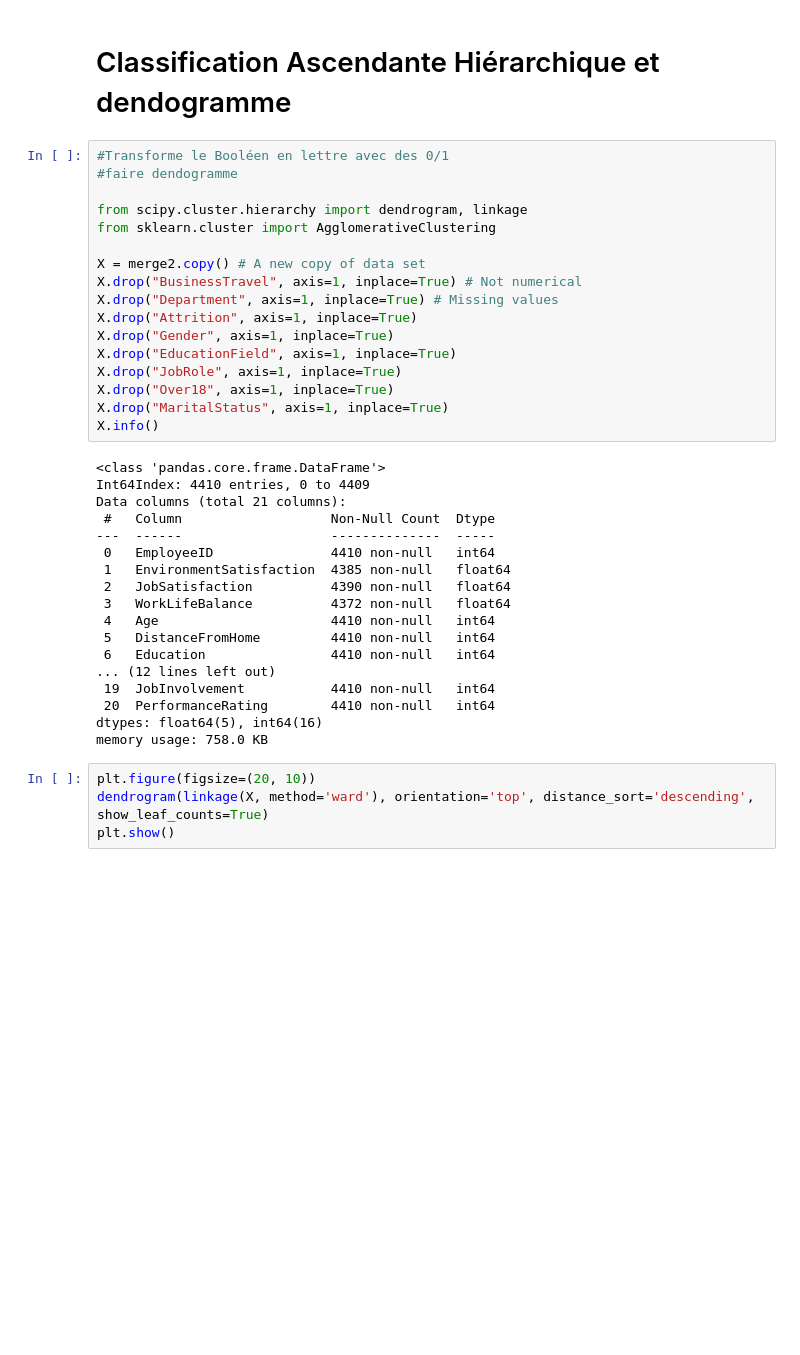
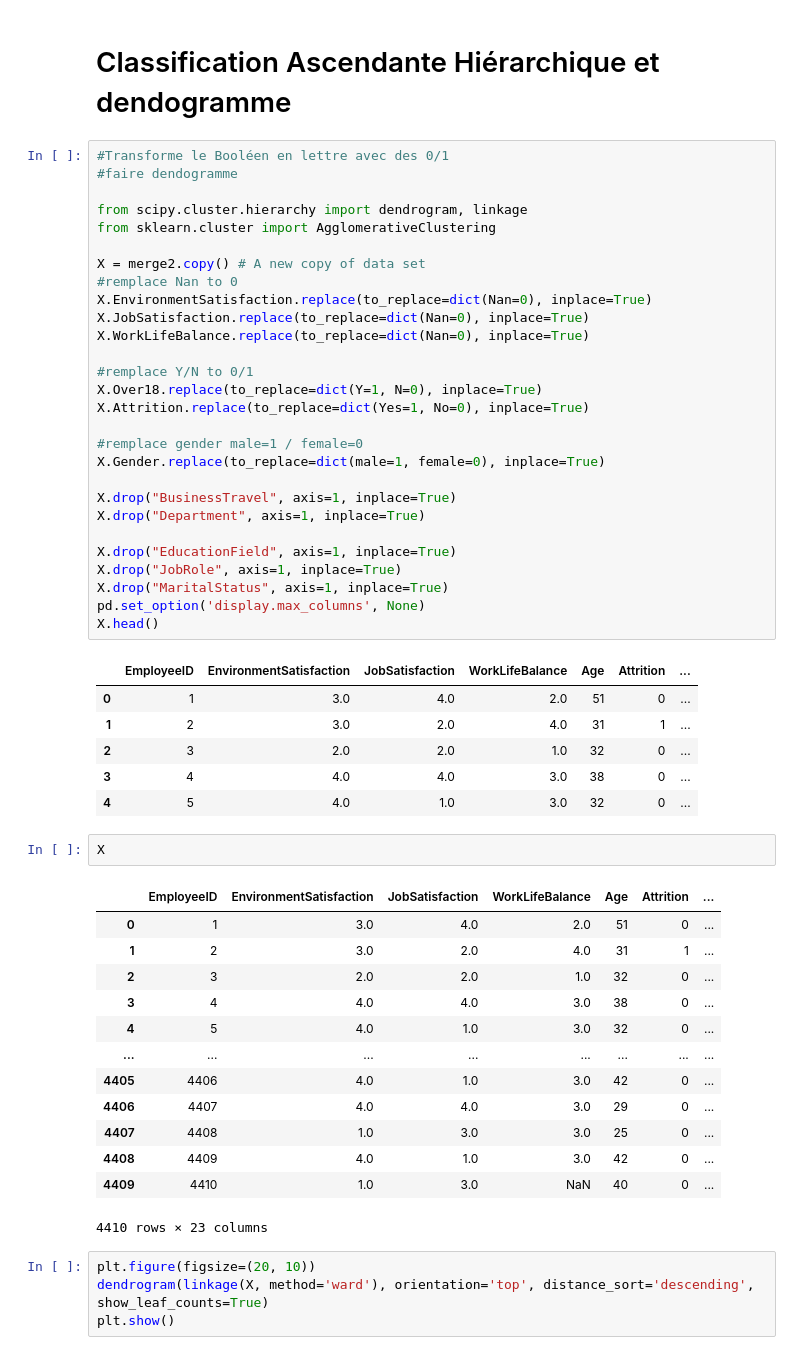
Before and after one commit to Bnder1/Projet-IA, a Jupyter notebook: Projet-IA.ipynb, the cells around one changed output. Cells and saved outputs as stored; diff of their text form; blank space fills up the shorter version.

```diff
--- a/Projet-IA.ipynb
+++ b/Projet-IA.ipynb
@@ -246,33 +246,49 @@ from scipy.cluster.hierarchy import dendrogram, linkage
 from sklearn.cluster import AgglomerativeClustering
 
 X = merge2.copy() # A new copy of data set
-X.drop("BusinessTravel", axis=1, inplace=True) # Not numerical
-X.drop("Department", axis=1, inplace=True) # Missing values
-X.drop("Attrition", axis=1, inplace=True)
-X.drop("Gender", axis=1, inplace=True)
+#remplace Nan to 0
+X.EnvironmentSatisfaction.replace(to_replace=dict(Nan=0), inplace=True)
+X.JobSatisfaction.replace(to_replace=dict(Nan=0), inplace=True)
+X.WorkLifeBalance.replace(to_replace=dict(Nan=0), inplace=True)
+
+#remplace Y/N to 0/1
+X.Over18.replace(to_replace=dict(Y=1, N=0), inplace=True)
+X.Attrition.replace(to_replace=dict(Yes=1, No=0), inplace=True)
+
+#remplace gender male=1 / female=0
+X.Gender.replace(to_replace=dict(male=1, female=0), inplace=True)
+
+X.drop("BusinessTravel", axis=1, inplace=True)
+X.drop("Department", axis=1, inplace=True)
+
 X.drop("EducationField", axis=1, inplace=True)
 X.drop("JobRole", axis=1, inplace=True)
-X.drop("Over18", axis=1, inplace=True)
 X.drop("MaritalStatus", axis=1, inplace=True)
-X.info()
+pd.set_option('display.max_columns', None)
+X.head()
 # %% [output]
-<class 'pandas.core.frame.DataFrame'>
-Int64Index: 4410 entries, 0 to 4409
-Data columns (total 21 columns):
- #   Column                   Non-Null Count  Dtype
----  ------                   --------------  -----
- 0   EmployeeID               4410 non-null   int64
- 1   EnvironmentSatisfaction  4385 non-null   float64
- 2   JobSatisfaction          4390 non-null   float64
- 3   WorkLifeBalance          4372 non-null   float64
- 4   Age                      4410 non-null   int64
- 5   DistanceFromHome         4410 non-null   int64
- 6   Education                4410 non-null   int64
-... (12 lines left out)
- 19  JobInvolvement           4410 non-null   int64
- 20  PerformanceRating        4410 non-null   int64
-dtypes: float64(5), int64(16)
-memory usage: 758.0 KB
+|  | EmployeeID | EnvironmentSatisfaction | JobSatisfaction | WorkLifeBalance | Age | Attrition | ... |
+| 0 | 1 | 3.0 | 4.0 | 2.0 | 51 | 0 | ... |
+| 1 | 2 | 3.0 | 2.0 | 4.0 | 31 | 1 | ... |
+| 2 | 3 | 2.0 | 2.0 | 1.0 | 32 | 0 | ... |
+| 3 | 4 | 4.0 | 4.0 | 3.0 | 38 | 0 | ... |
+| 4 | 5 | 4.0 | 1.0 | 3.0 | 32 | 0 | ... |
+# %%
+X
+# %% [output]
+|  | EmployeeID | EnvironmentSatisfaction | JobSatisfaction | WorkLifeBalance | Age | Attrition | ... |
+| 0 | 1 | 3.0 | 4.0 | 2.0 | 51 | 0 | ... |
+| 1 | 2 | 3.0 | 2.0 | 4.0 | 31 | 1 | ... |
+| 2 | 3 | 2.0 | 2.0 | 1.0 | 32 | 0 | ... |
+| 3 | 4 | 4.0 | 4.0 | 3.0 | 38 | 0 | ... |
+| 4 | 5 | 4.0 | 1.0 | 3.0 | 32 | 0 | ... |
+| ... | ... | ... | ... | ... | ... | ... | ... |
+| 4405 | 4406 | 4.0 | 1.0 | 3.0 | 42 | 0 | ... |
+| 4406 | 4407 | 4.0 | 4.0 | 3.0 | 29 | 0 | ... |
+| 4407 | 4408 | 1.0 | 3.0 | 3.0 | 25 | 0 | ... |
+| 4408 | 4409 | 4.0 | 1.0 | 3.0 | 42 | 0 | ... |
+| 4409 | 4410 | 1.0 | 3.0 | NaN | 40 | 0 | ... |
+4410 rows × 23 columns
 # %%
 plt.figure(figsize=(20, 10))
 dendrogram(linkage(X, method='ward'), orientation='top', distance_sort='descending', show_leaf_counts=True)
```
